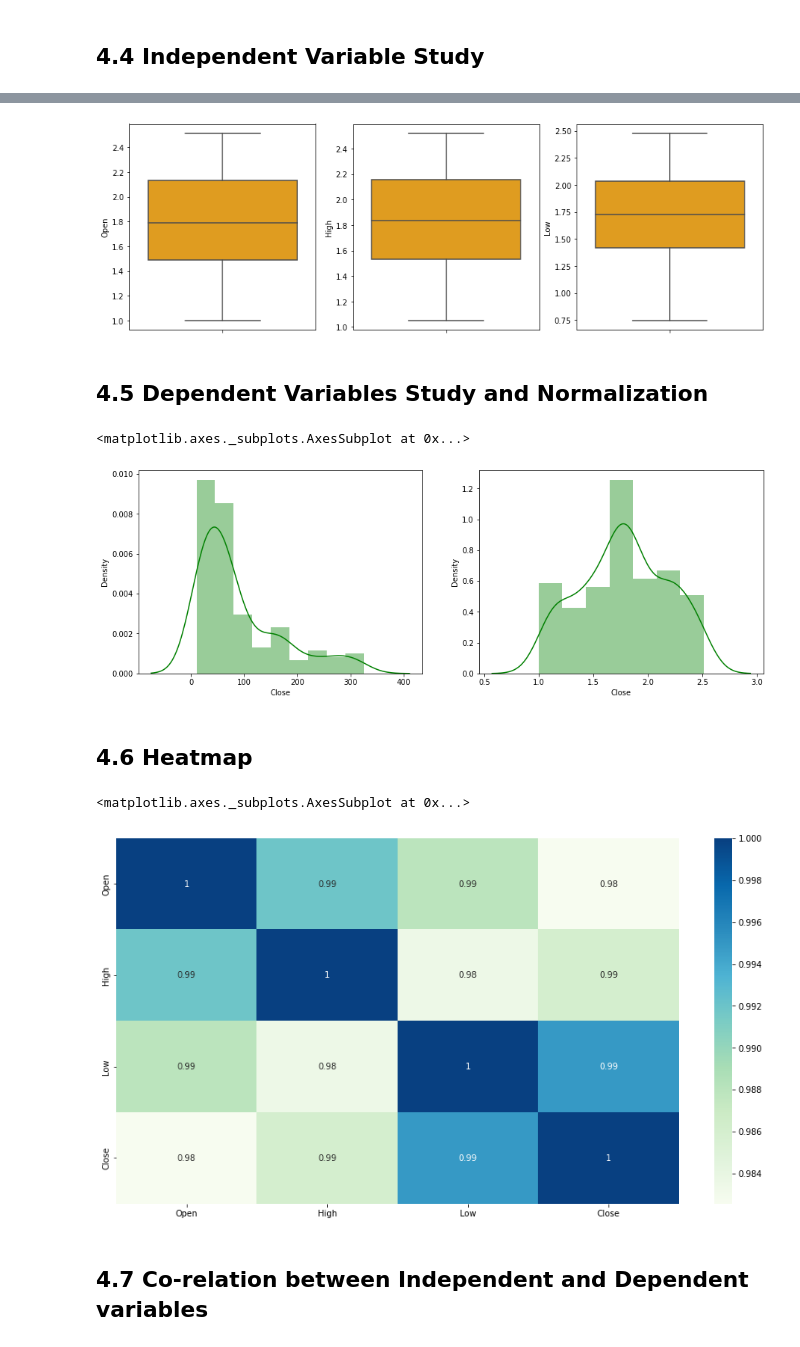
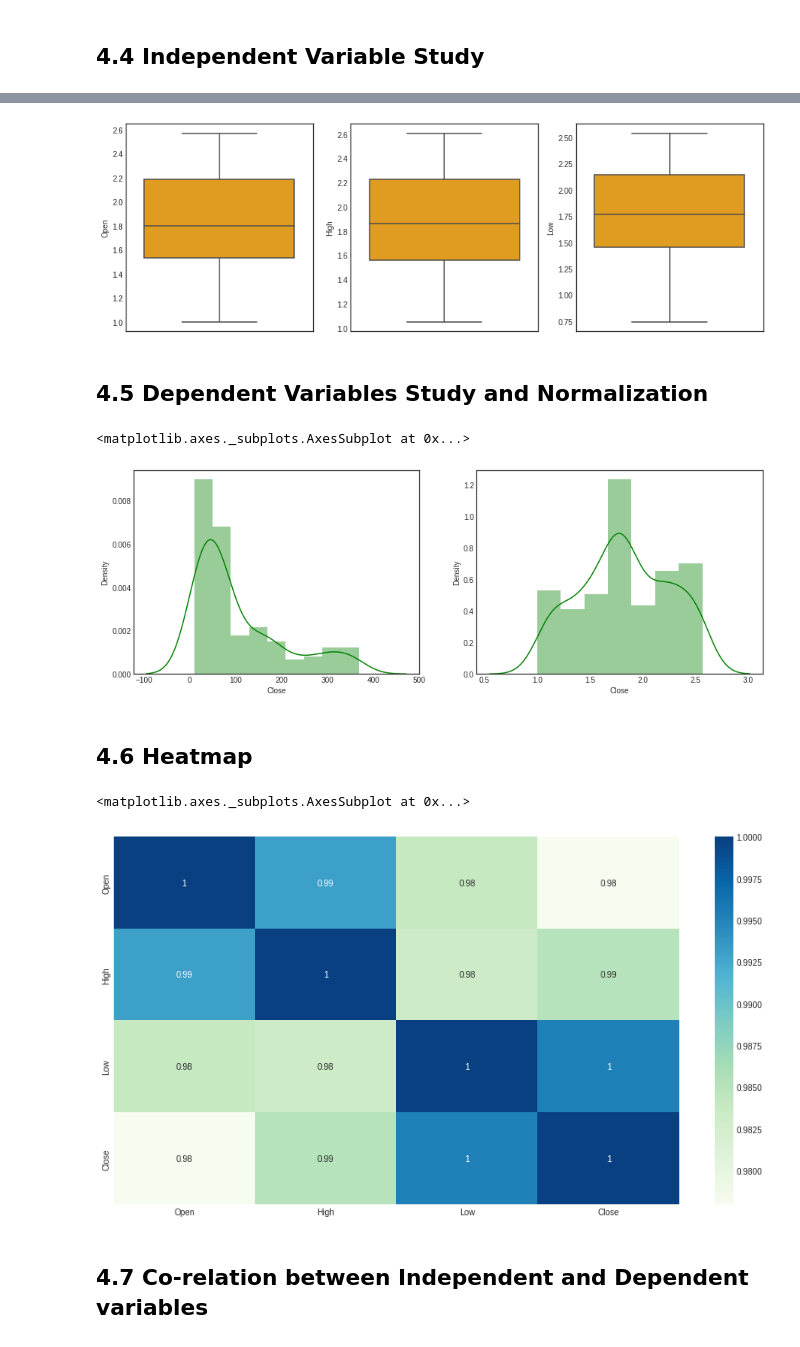
Before and after one commit to abhikr1302/ML_Capstone_Yes_Bank_Stock_closing_Prediction, a Jupyter notebook: ML_Stock_Prediction.ipynb, the cells around one changed output, grey strips where cells are left out. Cells and saved outputs as stored; diff of their text form; code cells hidden in the pictures.

```diff
--- a/ML_Stock_Prediction.ipynb
+++ b/ML_Stock_Prediction.ipynb
@@ -249,27 +193,27 @@ plt.tight_layout()
 # %%
 fig, axes = plt.subplots(1,3,figsize=(15,5))
-fig = sns.boxplot(y=np.log10(new_df["Open"]), color="orange",ax=axes[0])
-fig = sns.boxplot(y=np.log10(new_df["High"]), color="orange",ax=axes[1])
-fig = sns.boxplot(y=np.log10(new_df["Low"]), color="orange",ax=axes[2])
+fig = sns.boxplot(y=np.log10(df["Open"]), color="orange",ax=axes[0])
+fig = sns.boxplot(y=np.log10(df["High"]), color="orange",ax=axes[1])
+fig = sns.boxplot(y=np.log10(df["Low"]), color="orange",ax=axes[2])
 # %% [output]
-[figure, old version]
+[figure, new version]
 # %% [markdown]
 ## 4.5 Dependent Variables Study and Normalization
 # %%
 fig, axs = plt.subplots(ncols=2,figsize=(15,5))
-sns.distplot(new_df['Close'], color='g', ax=axs[0])
-sns.distplot(np.log10(new_df['Close']), color='g', ax=axs[1])
+sns.distplot(df['Close'], color='g', ax=axs[0])
+sns.distplot(np.log10(df['Close']), color='g', ax=axs[1])
 # %% [output]
 <matplotlib.axes._subplots.AxesSubplot at 0x...>
-[figure, old version]
+[figure, new version]
 # %% [markdown]
 ## 4.6 Heatmap
 # %%
-corr = new_df.corr()
+corr = df.corr()
 plt.figure(figsize = (15,8))
 sns.heatmap(abs(corr),annot = True,cmap = 'GnBu')
 # %% [output]
 <matplotlib.axes._subplots.AxesSubplot at 0x...>
-[figure, old version]
+[figure, new version]
 # %% [markdown]
 ## 4.7 Co-relation between Independent and Dependent variables
```
Also changed, not shown: parts of 56 cells of this notebook.
